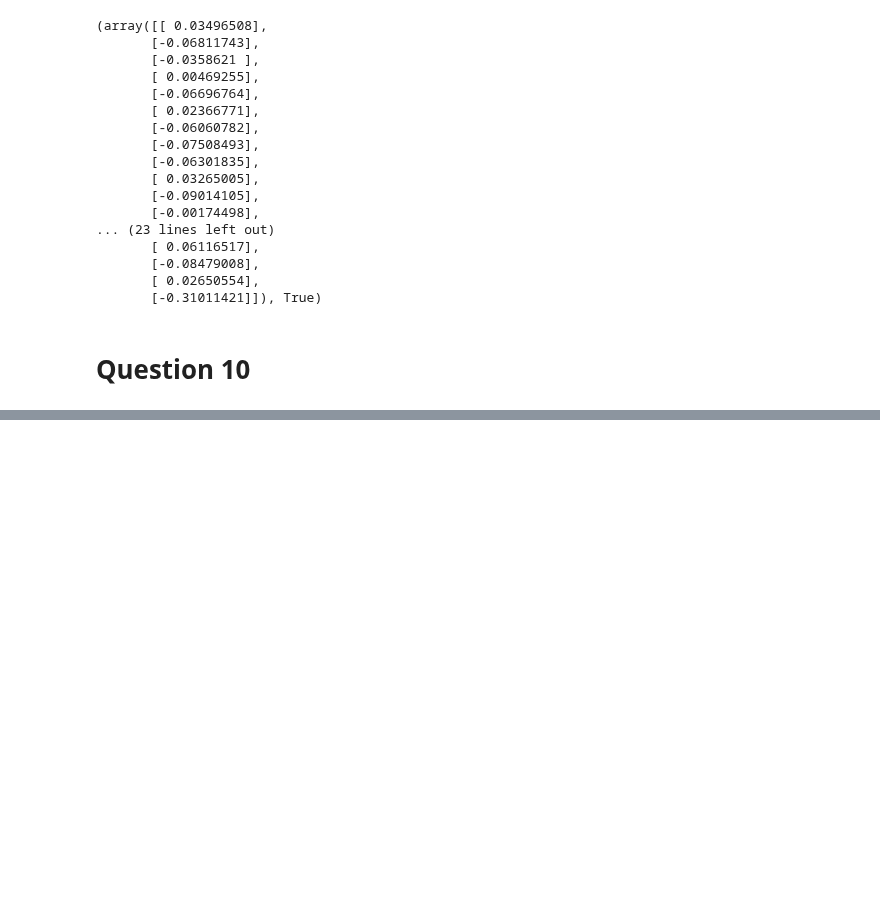
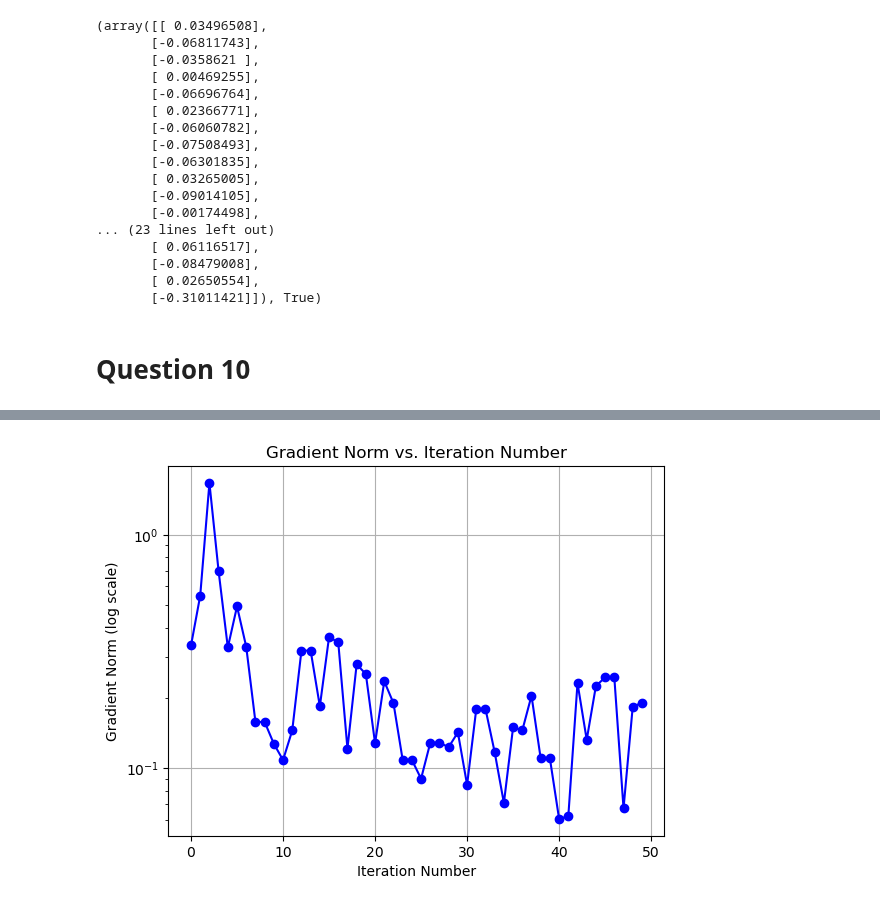
Before and after one commit to gzein/ContOpt_HW2, a Jupyter notebook: ContOpt_HW2.ipynb, the cells around one changed output, grey strips where cells are left out. Drawn from its saved outputs; the diff is of its cells as text; code cells hidden in the pictures; blank space fills up the shorter version.

```diff
--- a/ContOpt_HW2.ipynb
+++ b/ContOpt_HW2.ipynb
@@ -524,0 +577,92 @@ Reached time limit of 30s!
+# %%
+#chatgpt testing stuff
+def truncated_conjugate_gradient(x, gradient_func, hessian_func, radius, max_iters=10):
+    """
+    Truncated Conjugate Gradient to solve the trust region subproblem.
+    """
+    g = gradient_func(x,P)
+
+    d = -g  # Initial direction (negative gradient)
+    s = np.zeros_like(x)  # Initial step is zero
+    residual = g.copy()
+
+    for _ in range(max_iters):
+        hess_d = hessian_func(x,d)
+        alpha = (residual.T @ residual) / (d.T @ hess_d)
+
+        # Compute candidate step
+        s_new = s + alpha * d
+        # Check if s_new is outside the trust region; if so, truncate
+        if np.linalg.norm(s_new) >= radius:
+            tau = (-s.T @ d + np.sqrt((s.T @ d)**2 + d.T @ d * (radius**2 - s.T @ s))) / (d.T @ d)
+            s = s + tau * d
+            break
+
+        # Update step
+        s = s_new
+        residual_new = residual - alpha * hess_d
+
+        # Check for convergence
+        if np.linalg.norm(residual_new) < 1e-5:
+            break
+
+        # Update direction with conjugate gradient adjustment
+        beta = (residual_new.T @ residual_new) / (residual.T @ residual)
+        d = -residual_new + beta * d
+        residual = residual_new
+
+    return s
+
+def trust_region_method(x0, gradient_func, hessian_func, max_radius, delta_0, rho_prime=0.1, max_iters=50):
+    """
+    Trust Region Method using a quadratic model and truncated conjugate gradient.
+    """
+    x = x0.copy()
+    delta = delta_0
+    gradient_norms = []
+
+    for k in range(max_iters):
+        grad = gradient_func(x,P)
+        grad_norm = np.linalg.norm(grad)
+        gradient_norms.append(grad_norm)  # Store the gradient norm
+
+        if grad_norm < 1e-5:
+            print("Gradient close to zero, stopping optimization.")
+            break
+
+        # Inner truncated CG with delta as the maximum allowable step
+        u_k = truncated_conjugate_gradient(x, gradient_func, hessian_func, delta)
+        x_plus = x + u_k
+
+        # Calculate the actual and model reductions
+        actual_reduction = f(x,P,y) - f(x_plus,P,y)
+        s = u_k
+        hess_s = hessian_func(x,s)
+        model_reduction = grad.T @ s + 0.5 * s.T @ hess_s
+
+        # Compute the ratio of actual to model improvement
+        rho_k = actual_reduction / (-model_reduction)  # Avoid division by zero
+
+        # Accept or reject the tentative next iterate
+        if rho_k > rho_prime:
+            x = x_plus  # Accept the step
+        else:
+            x = x  # Reject the step (x remains the same)
+
+        # Update the trust-region radius based on rho_k
+        if rho_k < 0.25:
+            delta = 0.25 * delta
+        elif rho_k > 0.75 and np.abs(np.linalg.norm(u_k)- delta)<10**(-8):
+            delta = min(2 * delta, max_radius)
+        else:
+            delta = delta
+
+        print(f"Iteration {k+1}, delta = {delta}, norm u_k = {np.linalg.norm(u_k)},rho_k = {rho_k}, gradient norm = {grad_norm}")
+
+    return x, gradient_norms
+
+# Initial point
+x_random = np.random.uniform(-0.001, 0.001, (d, K)).flatten(order='F').reshape(d*K,1)  # Random X
+solution,grad_norms5 = trust_region_method(x_random, grad_f, hessian_f,delta_bar, delta_0)
+plot_gradient_norm(grad_norms5);
+# %% [output]
@@ -524,0 +686 @@ Reached time limit of 30s!
+[figure, added]
```
Also changed, not shown: parts of 9 cells of this notebook.
